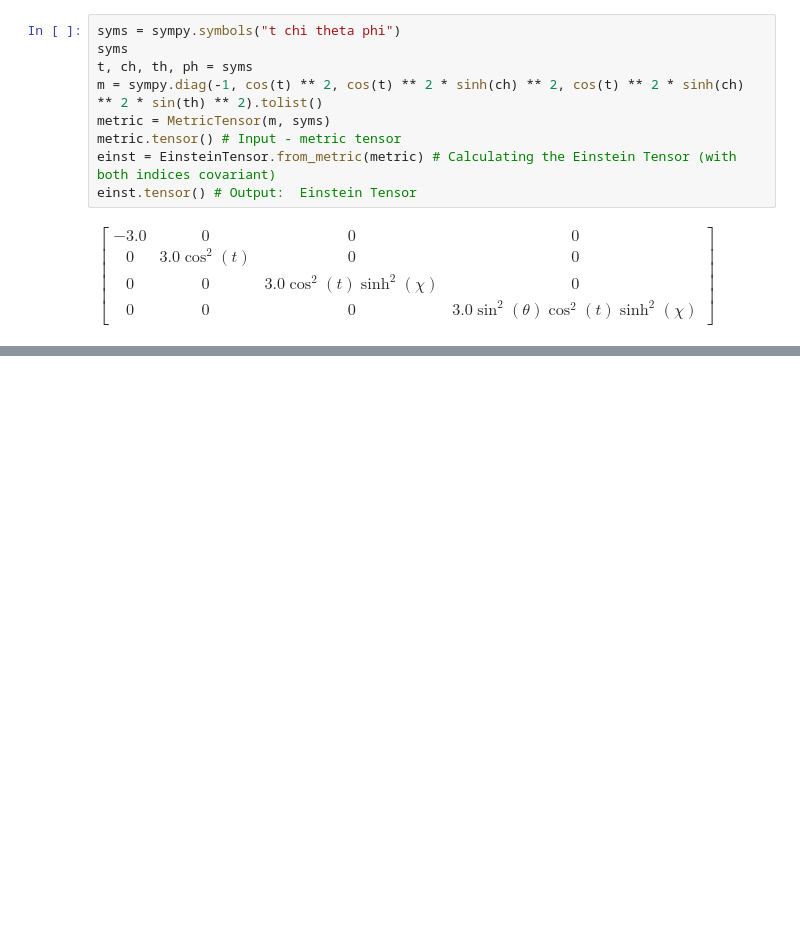
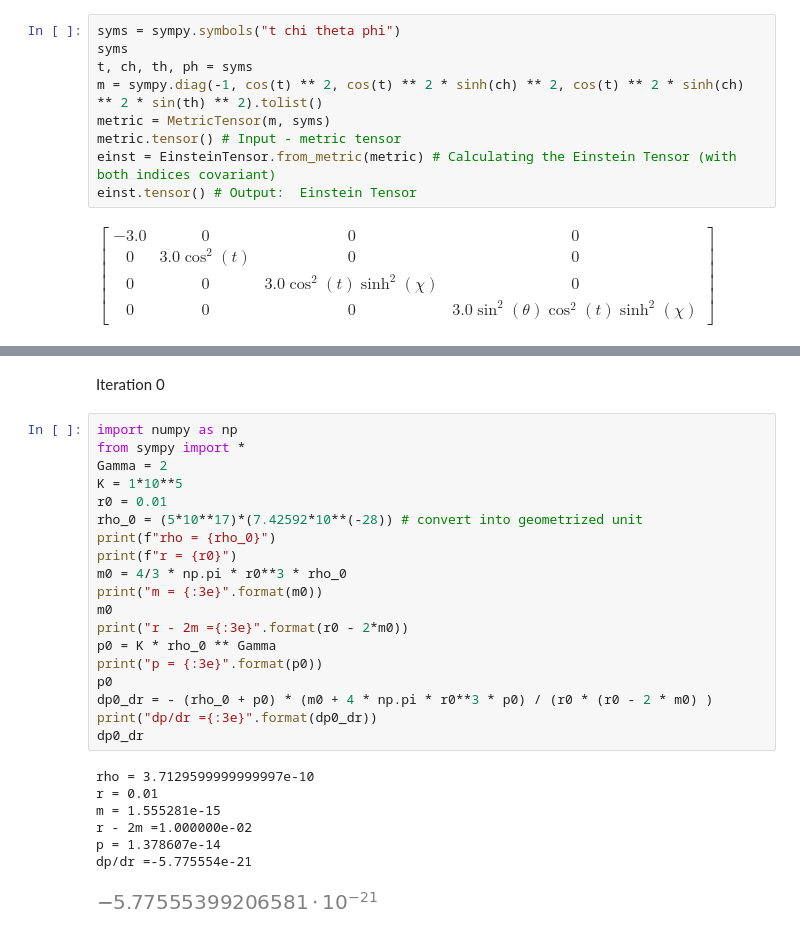
Before and after one commit to raywkhon/PyAstro, a Jupyter notebook: TestPy.ipynb, the cells around one changed output, grey strips where cells are left out. Saved outputs shown, nothing was run; the diff lists cells and outputs as text; blank space fills up the shorter version.

```diff
--- a/TestPy.ipynb
+++ b/TestPy.ipynb
@@ -71,0 +71,29 @@ You would obtain:
+# %% [markdown]
+Iteration 0
+# %%
+import numpy as np
+from sympy import *
+Gamma = 2
+K = 1*10**5
+r0 = 0.01
+rho_0 = (5*10**17)*(7.42592*10**(-28)) # convert into geometrized unit
+print(f"rho = {rho_0}")
+print(f"r = {r0}")
+m0 = 4/3 * np.pi * r0**3 * rho_0
+print("m = {:3e}".format(m0))
+m0
+print("r - 2m ={:3e}".format(r0 - 2*m0))
+p0 = K * rho_0 ** Gamma
+print("p = {:3e}".format(p0))
+p0
+dp0_dr = - (rho_0 + p0) * (m0 + 4 * np.pi * r0**3 * p0) / (r0 * (r0 - 2 * m0) )
+print("dp/dr ={:3e}".format(dp0_dr))
+dp0_dr
+# %% [output]
+rho = 3.7129599999999997e-10
+r = 0.01
+m = 1.555281e-15
+r - 2m =1.000000e-02
+p = 1.378607e-14
+dp/dr =-5.775554e-21
+[figure, added]
```
Also changed, not shown: parts of 15 cells of this notebook.
